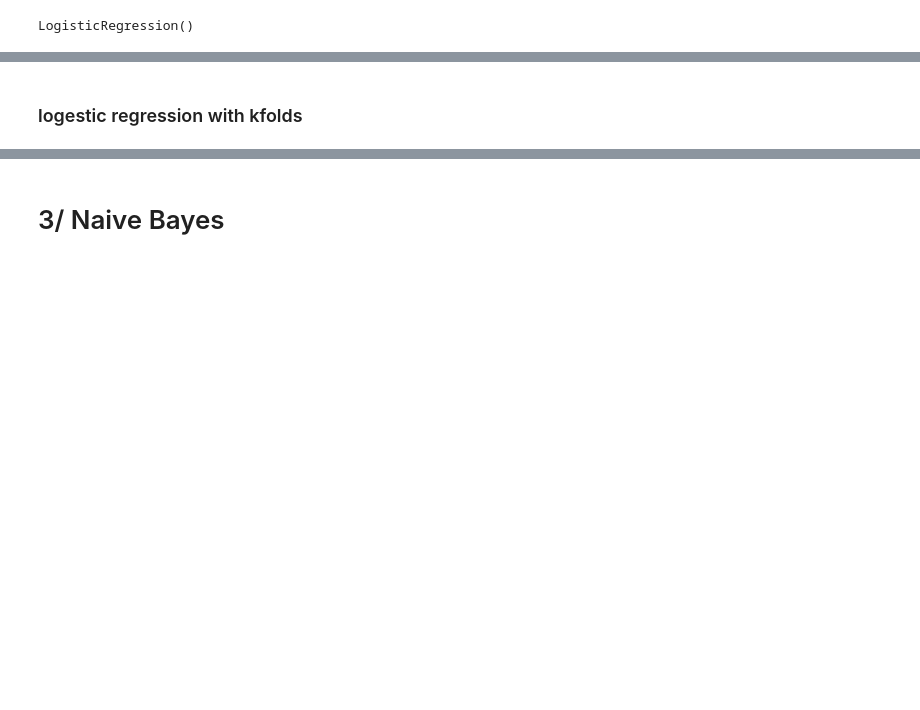
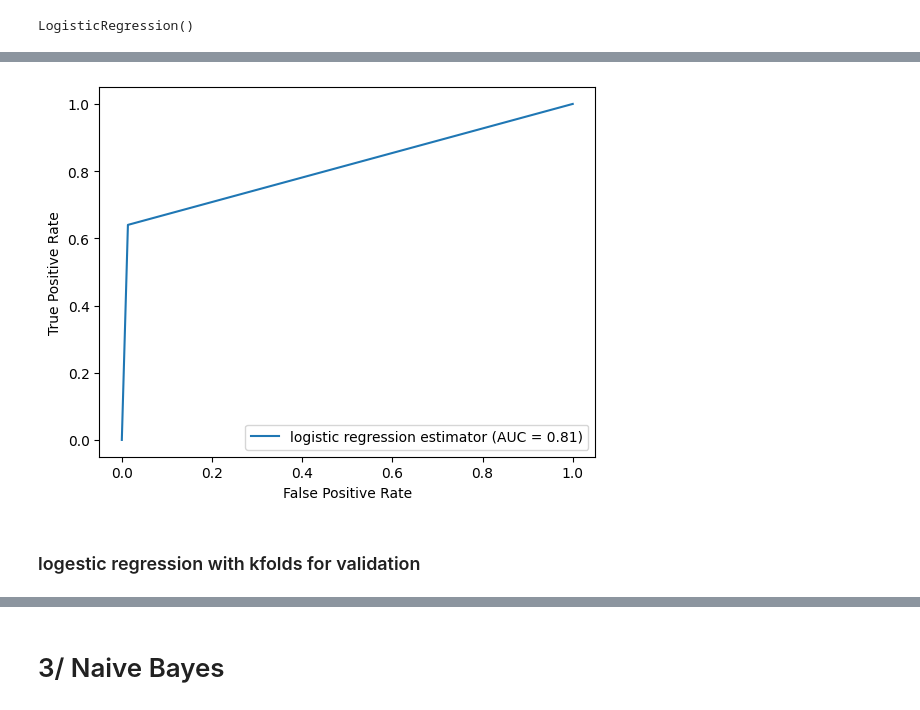
Before and after one commit to moyaser315/covid19_outcome_-prediction, a Jupyter notebook: proj.ipynb, the cells around one changed output, grey strips where cells are left out. Saved outputs shown, nothing was run; the diff lists cells and outputs as text; code cells hidden in the pictures; blank space fills up the shorter version.

```diff
--- a/proj.ipynb
+++ b/proj.ipynb
@@ -192,0 +165,7 @@ f1 = []
+# %%
+def rocgraph(y_pred,y_test=y_test):
+    fpr, tpr, _=roc_curve(y_test,y_pred)
+    roc=auc(fpr,tpr)
+    display = RocCurveDisplay(fpr=fpr, tpr=tpr, roc_auc=roc,estimator_name='logistic regression estimator')
+    display.plot()
+    return (roc)
@@ -220,5 +255,9 @@ f1 score :0.629
+# %%
+LR_scores+=[rocgraph(y_LR)]
+# %% [output]
+[figure, added]
 # %% [markdown]
-### logestic regression with kfolds
+### logestic regression with kfolds for validation
 # %%
 kf = KFold(n_splits=10,shuffle=True,random_state=3)
 best_model = None
```
Also changed, not shown: parts of 36 cells of this notebook.
